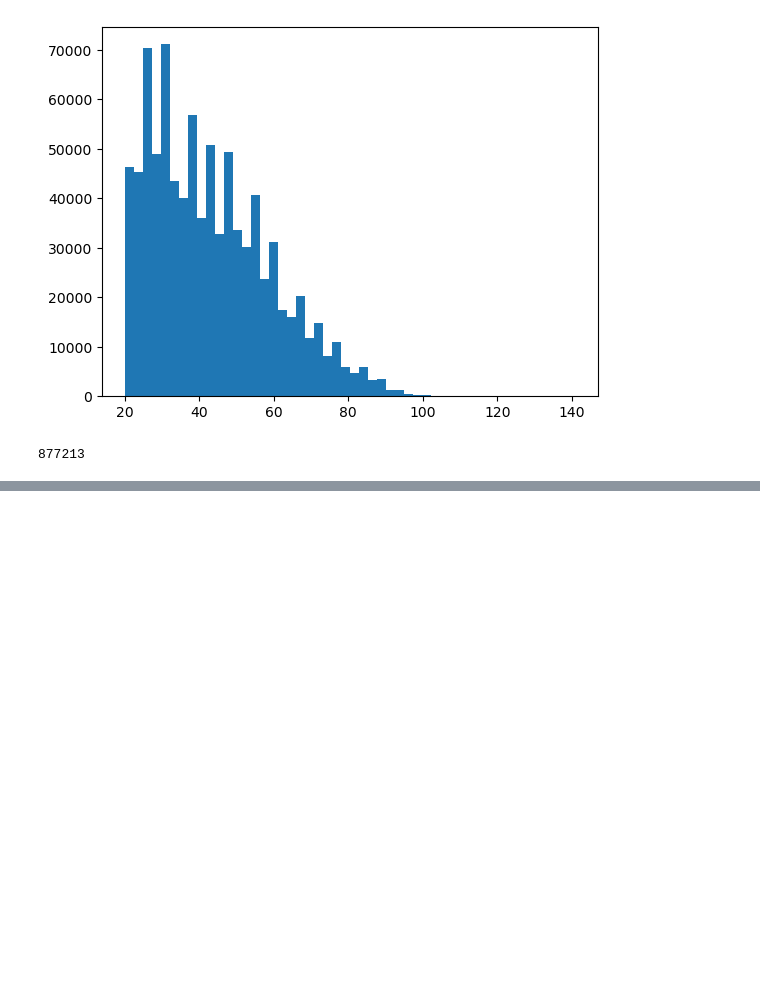
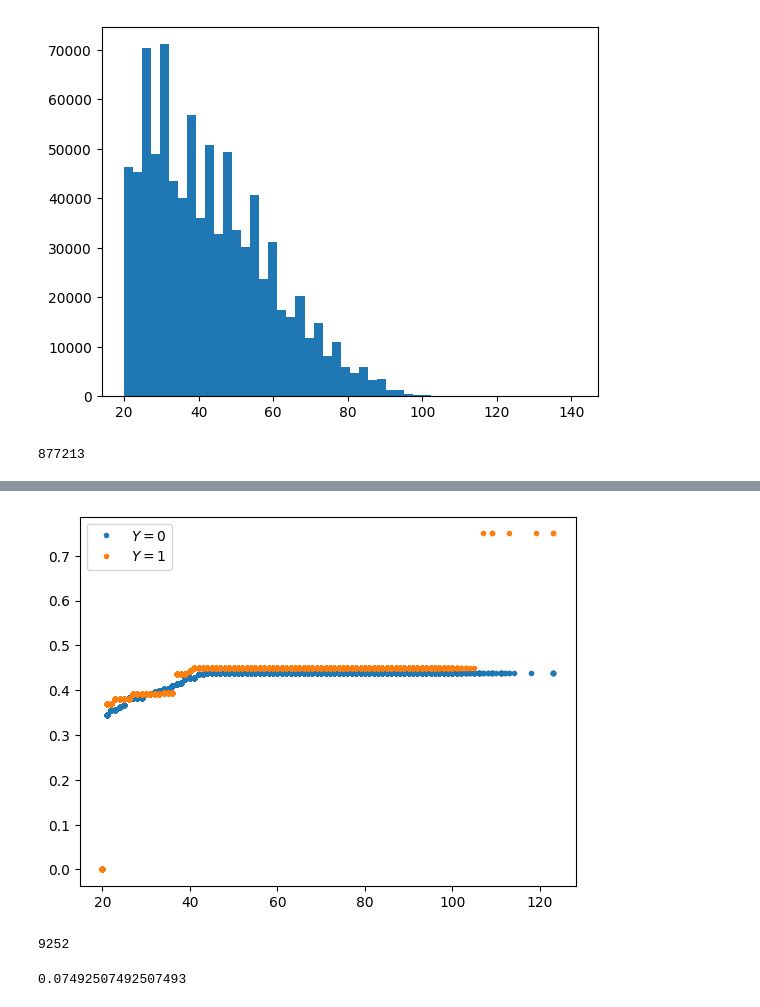
Before and after one commit to jake-soloff/PairSwap-ICI-Experiments, a Jupyter notebook: covid_analysis.ipynb, the cells around one changed output, grey strips where cells are left out. Cells and saved outputs as stored; diff of their text form; code cells hidden in the pictures; blank space fills up the shorter version.

```diff
--- a/covid_analysis.ipynb
+++ b/covid_analysis.ipynb
@@ -110,0 +124,4 @@ sns.regplot(x="EDAD", y="HYPERTENSION", data=df.iloc[np.random.choice(len(Z), 10
+# %%
+Xtr, Xte = X[Itr], X[Ite]
+Ytr, Yte = Y[Itr], Y[Ite]
+Ztr, Zte = Z[Itr], Z[Ite]
@@ -127,6 +154,0 @@ len(immediate_neighbor_matching(Y, Z)), len(immediate_neighbor_matching(-Y, Z))
-# %%
-o = np.argsort(Z)
-# %%
-prob = isotonic_regression(X[o]).x
-Xtilde_sorted = (np.random.rand(n) <= prob)*1
-Xtilde = Xtilde_sorted[o.argsort()]
@@ -141,0 +181,29 @@ SCINT_test(Xtilde, Y, M_nbhd)
+# %%
+fs = []
+mu_W = np.zeros(nte)
+for y in [0, 1]:
+    inds = (Ytr==y)
+    o = np.argsort(Ztr[inds])
+
+    prob = isotonic_regression(Xtr[inds][o]).x
+
+    ## TODO - this may not work exactly as intended but we can estimate mu however we want
+    g = interp1d(Ztr[inds][o],
+                 prob,
+                 kind='next',
+                 assume_sorted=True,
+                 fill_value='extrapolate')
+    fs.append(g)
+
+    inds_te = (Yte==y)
+    mu_W[inds_te] = g(Zte[inds_te])
+#     X_te = (np.random.rand(nte) <= mu_hat)*1
+# %%
+o = np.argsort(Zte)
+for y in [0,1]:
+    inds_te = (Yte==y)
+    plt.plot(Zte[inds_te], mu_W[inds_te], '.', label='$Y=%d$'%y)
+plt.legend()
+plt.show()
+# %% [output]
+[figure, added]
@@ -141,0 +238,4 @@ SCINT_test(Xtilde, Y, M_nbhd)
+# %%
+len(G.edges)
+# %% [output]
+9252
@@ -141,0 +247,4 @@ SCINT_test(Xtilde, Y, M_nbhd)
+# %%
+SCINT_test(Xsub_, Ysub_, M, nperm=1000)#, SCINT_test(X_te, Yte, M_nbhd)
+# %% [output]
+0.07492507492507493
```
Also changed, not shown: parts of 28 cells of this notebook, 1 other file.
